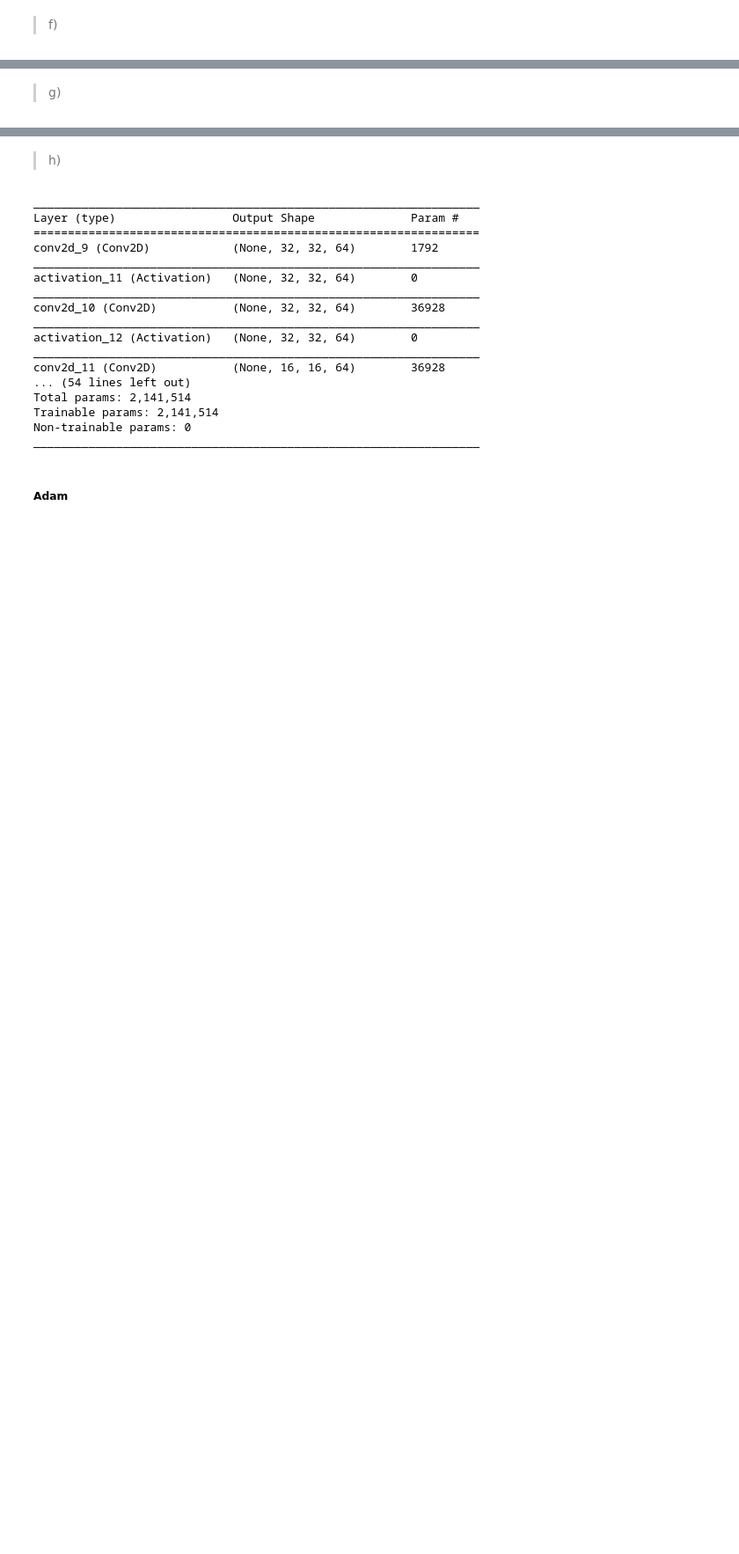
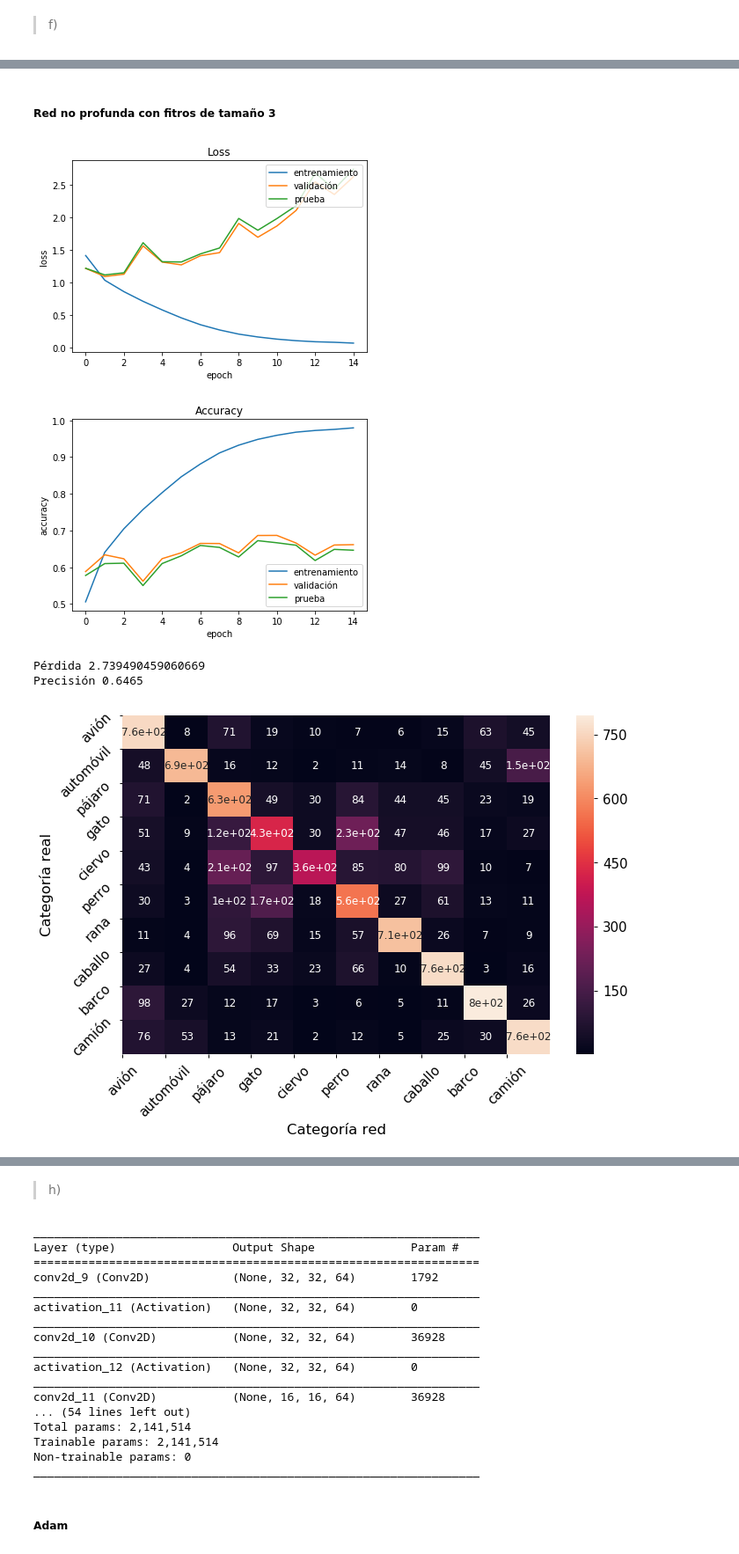
Before and after one commit to eduborgono/RedesNeuronales, a Jupyter notebook: Tarea 1/Pregunta 3.ipynb, the cells around one changed output, grey strips where cells are left out. Shown at 88% size. Cells and saved outputs as stored; diff of their text form; code cells hidden in the pictures; blank space fills up the shorter version.

```diff
--- a/Tarea 1/Pregunta 3.ipynb
+++ b/Tarea 1/Pregunta 3.ipynb
@@ -536,5 +539,5 @@ def hiperparametros_f(valores_filtro):
 
     return (redes_superficiales, redes_profundas)
 # %%
-(shallow_f, deep_f) = hiperparametros_f([4,5,6,7])
+(shallow_f, deep_f) = hiperparametros_f([3,5,7,9,11])
 # %% [output]
@@ -613,8 +634,9 @@ Epoch 15/15
 # %%
-for s,d in zip(shallow, deep):
-    display(Markdown("##### Red no profunda con fitros de tamaño " + str(s['filtro'])))
-    grafico_acc_loss_eval(s['hist'], s['loss'], s['acc'])
-    mapa_calor(s['model'])
-    display(Markdown("##### Red profunda con fitros de tamaño " + str(d['filtro'])))
-    grafico_acc_loss_eval(d['hist'], d['loss'], d['acc'])
-    mapa_calor(d['model'])
+def visualizar_resultados_f(shallow, deep):
+    for s,d in zip(shallow, deep):
+        display(Markdown("##### Red no profunda con fitros de tamaño " + str(s['filtro'])))
+        graficos_e(s['hist'], s['loss'], s['acc'])
+        mapa_calor(s['model'])
+        display(Markdown("##### Red profunda con fitros de tamaño " + str(d['filtro'])))
+        graficos_e(d['hist'], d['loss'], d['acc'])
+        mapa_calor(d['model'])
@@ -639,2 +643,9 @@ Test accuracy 0.6815
-# %% [markdown]
-> g)
+# %%
+visualizar_resultados_f(shallow_f, deep_f)
+# %% [output]
+##### Red no profunda con fitros de tamaño 3
+[figure, added]
+[figure, added]
+Pérdida 2.739490459060669
+Precisión 0.6465
+[figure, added]
```
Also changed, not shown: parts of 7 cells of this notebook, 1 other file.
